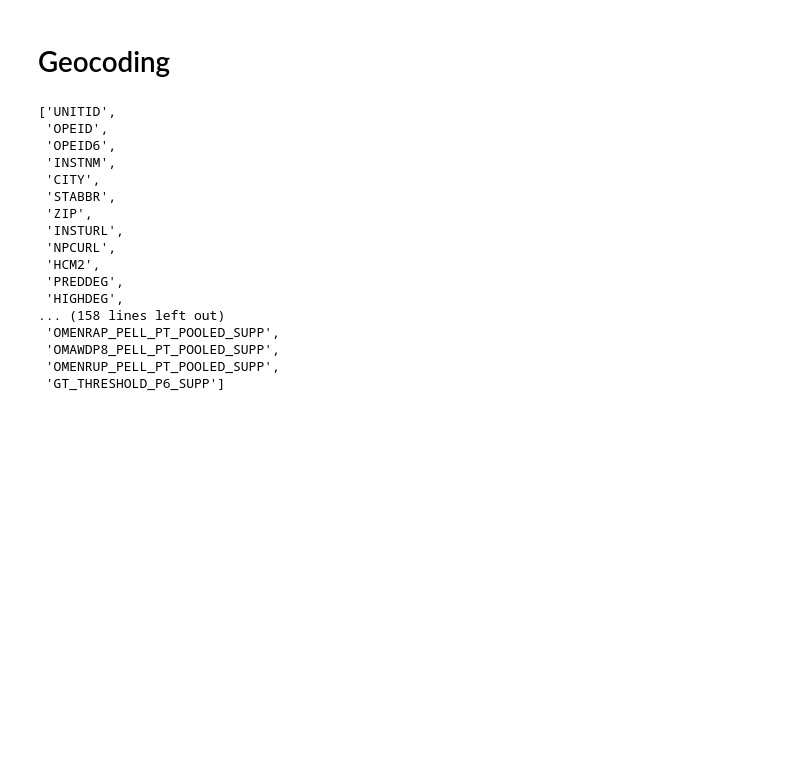
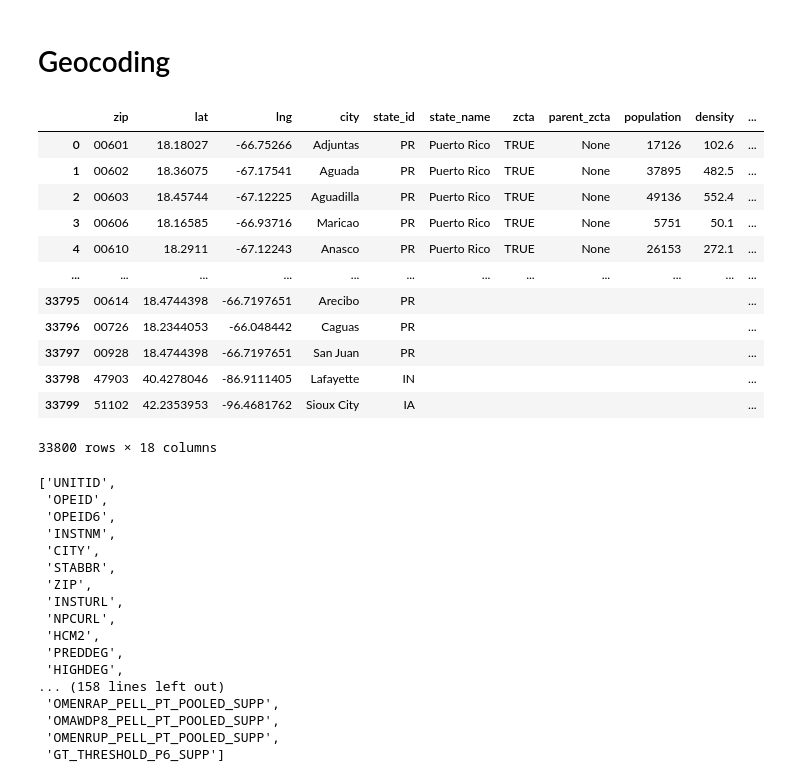
Before and after one commit to MaikKalil/CSE6242Project, a Jupyter notebook: Ranking Algorithm.ipynb, the cells around one changed output. Drawn from its saved outputs; the diff is of its cells as text; code cells hidden in the pictures; blank space fills up the shorter version.

```diff
--- a/Ranking Algorithm.ipynb
+++ b/Ranking Algorithm.ipynb
@@ -84,6 +102,22 @@ inst = pd.read_sql("SELECT * FROM inst",conn)
 # Geocoding
 # %%
 geo = pd.read_sql("SELECT * FROM geo",conn)
+# %%
+geo
+# %% [output]
+|  | zip | lat | lng | city | state_id | state_name | zcta | parent_zcta | population | density | ... |
+| 0 | 00601 | 18.18027 | -66.75266 | Adjuntas | PR | Puerto Rico | TRUE | None | 17126 | 102.6 | ... |
+| 1 | 00602 | 18.36075 | -67.17541 | Aguada | PR | Puerto Rico | TRUE | None | 37895 | 482.5 | ... |
+| 2 | 00603 | 18.45744 | -67.12225 | Aguadilla | PR | Puerto Rico | TRUE | None | 49136 | 552.4 | ... |
+| 3 | 00606 | 18.16585 | -66.93716 | Maricao | PR | Puerto Rico | TRUE | None | 5751 | 50.1 | ... |
+| 4 | 00610 | 18.2911 | -67.12243 | Anasco | PR | Puerto Rico | TRUE | None | 26153 | 272.1 | ... |
+| ... | ... | ... | ... | ... | ... | ... | ... | ... | ... | ... | ... |
+| 33795 | 00614 | 18.4744398 | -66.7197651 | Arecibo | PR |  |  |  |  |  | ... |
+| 33796 | 00726 | 18.2344053 | -66.048442 | Caguas | PR |  |  |  |  |  | ... |
+| 33797 | 00928 | 18.4744398 | -66.7197651 | San Juan | PR |  |  |  |  |  | ... |
+| 33798 | 47903 | 40.4278046 | -86.9111405 | Lafayette | IN |  |  |  |  |  | ... |
+| 33799 | 51102 | 42.2353953 | -96.4681762 | Sioux City | IA |  |  |  |  |  | ... |
+33800 rows × 18 columns
 # %%
 list(inst.columns)
 # %% [output]
```
Also changed, not shown: parts of 14 cells of this notebook.
